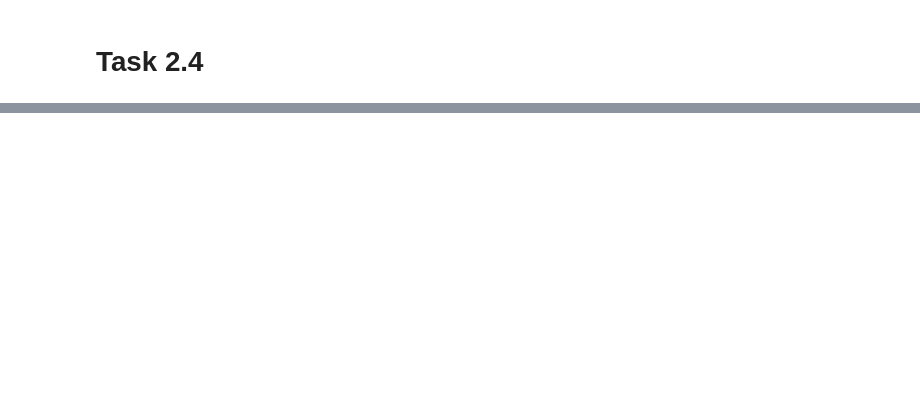
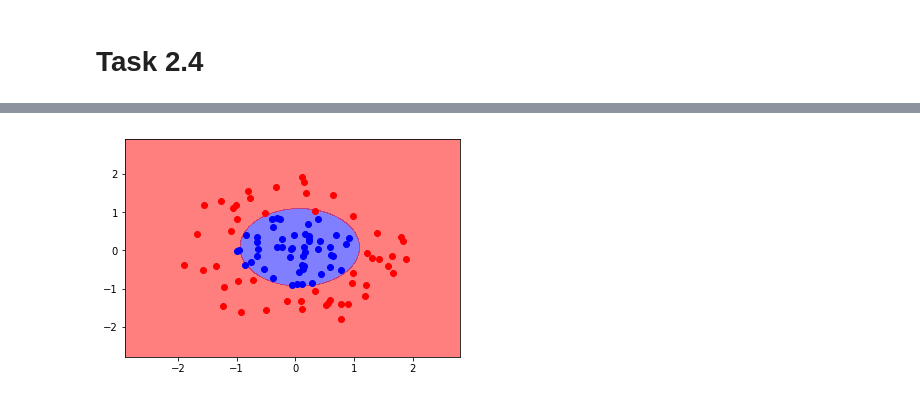
Before and after one commit to JWuzyk/Machine-Learning-Practical-Lab, a Jupyter notebook: Sheet 2.ipynb, the cells around one changed output, grey strips where cells are left out. Saved outputs shown, nothing was run; the diff lists cells and outputs as text; code cells hidden in the pictures; blank space fills up the shorter version.

```diff
--- a/Sheet 2.ipynb
+++ b/Sheet 2.ipynb
@@ -71,0 +188,7 @@ x_testdata, y_testdata = expTestData(1000, )
+# %%
+X_Trans = np.stack((X_Data[:,0],X_Data[:,1],X_Data[:,0]**2+X_Data[:,1]**2)).T
+
+conplot3(X_Trans,Y_Data,100,10)
+plt.show()
+# %% [output]
+[figure, added]
```
Also changed, not shown: parts of 20 cells of this notebook, 4 other files.
